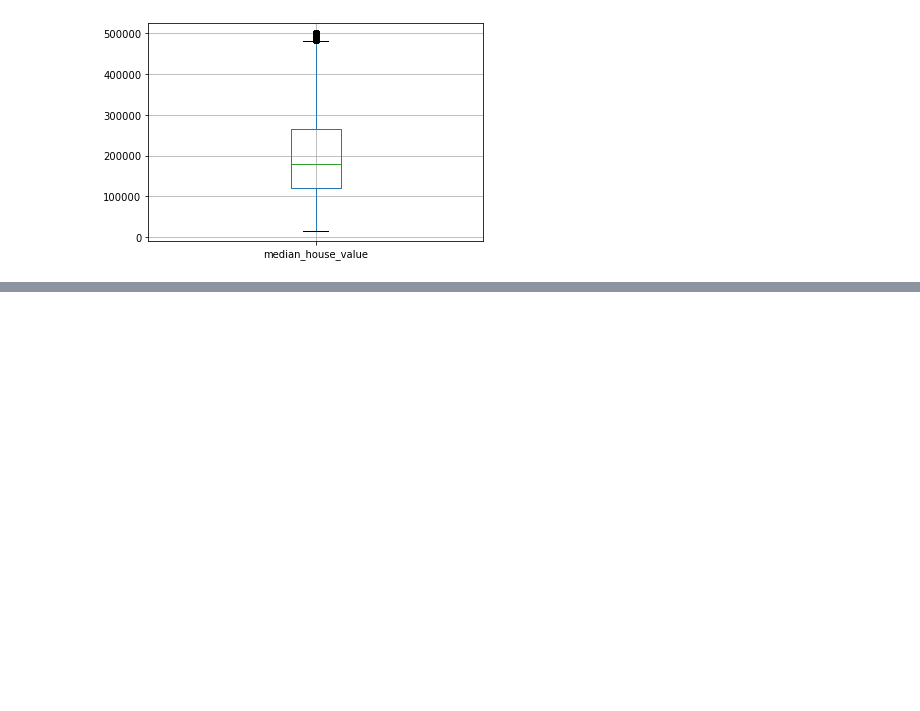
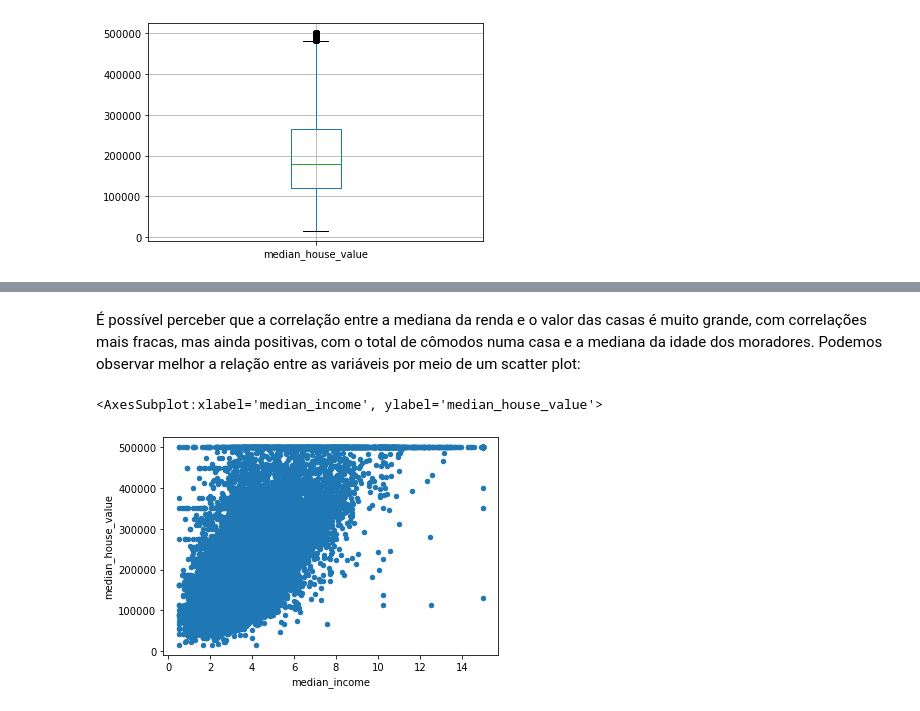
Before and after one commit to thcoelho/Hands_On_Machine_Learning, a Jupyter notebook: Cap2-Projeto_de_Aprendizado_Ponta_a_Ponta.ipynb, the cells around one changed output, grey strips where cells are left out. Drawn from its saved outputs; the diff is of its cells as text; code cells hidden in the pictures; blank space fills up the shorter version.

Commit message:
Correlações

```diff
--- a/Cap2-Projeto_de_Aprendizado_Ponta_a_Ponta.ipynb
+++ b/Cap2-Projeto_de_Aprendizado_Ponta_a_Ponta.ipynb
@@ -105,3 +119,11 @@ Dados.boxplot(column="median_house_value")
+# %% [markdown]
+É possível perceber que a correlação entre a mediana da renda e o valor das casas é muito grande, com correlações mais fracas, mas ainda positivas, com o total de cômodos numa casa e a mediana da idade dos moradores. Podemos observar melhor a relação entre as variáveis por meio de um scatter plot:
+# %%
+# Scatter plot para median_income e median_house_value
+Dados.plot(kind="scatter", x="median_income", y="median_house_value")
+# %% [output]
+<AxesSubplot:xlabel='median_income', ylabel='median_house_value'>
+[figure, added]
 # %%
 # Criar variável alvo
 y = Dados["median_house_value"]
```
Also changed, not shown: parts of 7 cells of this notebook.
